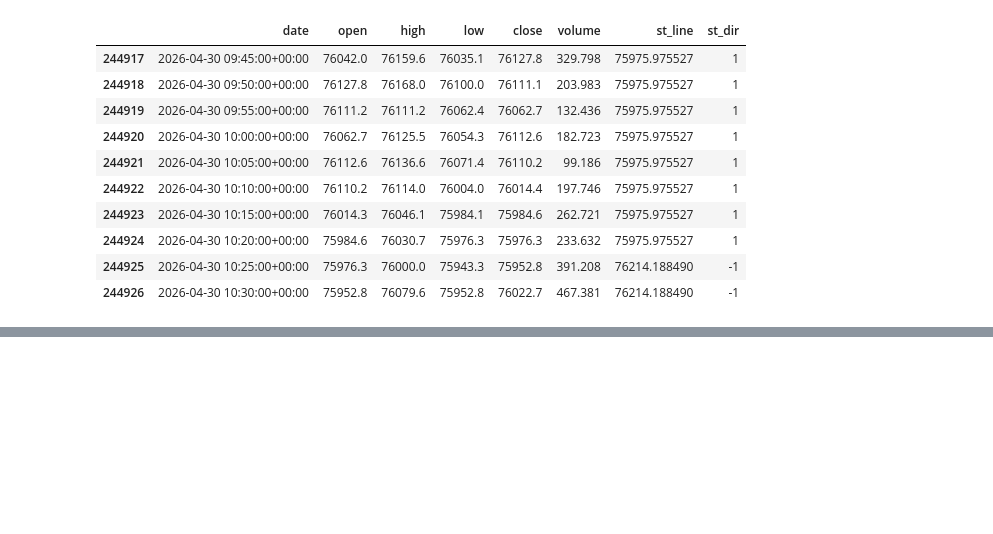
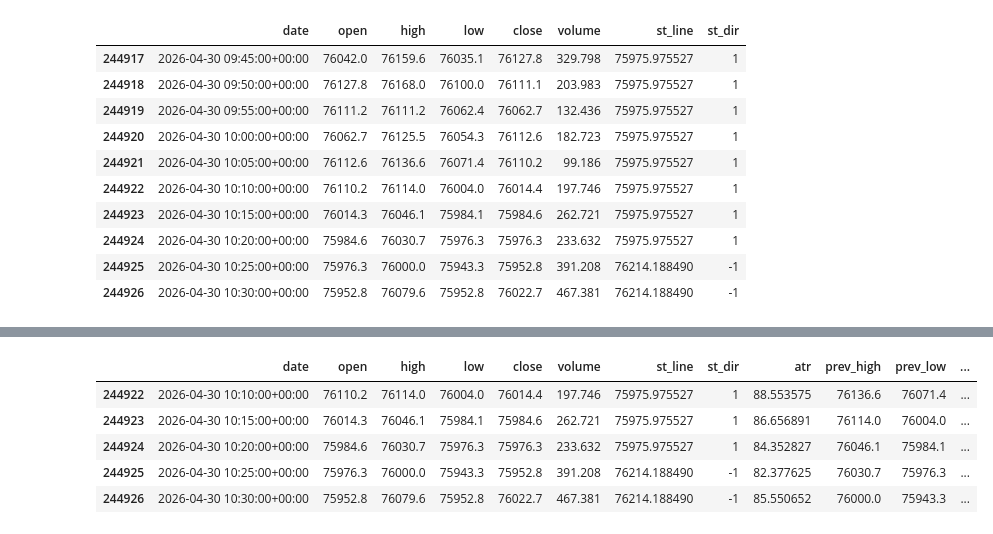
Before and after one commit to Saam0/freqtrade, a Jupyter notebook: user_data/notebooks/test_MySupertrand_V5.ipynb, the cells around one changed output, grey strips where cells are left out. Saved outputs shown, nothing was run; the diff lists cells and outputs as text; code cells hidden in the pictures; blank space fills up the shorter version.

```diff
--- a/user_data/notebooks/test_MySupertrand_V5.ipynb
+++ b/user_data/notebooks/test_MySupertrand_V5.ipynb
@@ -62,0 +77,11 @@ dataframe.tail(10)
+# %%
+dataframe['dynamic_sl_long'] = dataframe['prev_low']-dataframe['atr']
+dataframe['dynamic_sl_short'] = dataframe['prev_high']+dataframe['atr']
+dataframe.tail(5)
+# %% [output]
+|  | date | open | high | low | close | volume | st_line | st_dir | atr | prev_high | prev_low | ... |
+| 244922 | 2026-04-30 10:10:00+00:00 | 76110.2 | 76114.0 | 76004.0 | 76014.4 | 197.746 | 75975.975527 | 1 | 88.553575 | 76136.6 | 76071.4 | ... |
+| 244923 | 2026-04-30 10:15:00+00:00 | 76014.3 | 76046.1 | 75984.1 | 75984.6 | 262.721 | 75975.975527 | 1 | 86.656891 | 76114.0 | 76004.0 | ... |
+| 244924 | 2026-04-30 10:20:00+00:00 | 75984.6 | 76030.7 | 75976.3 | 75976.3 | 233.632 | 75975.975527 | 1 | 84.352827 | 76046.1 | 75984.1 | ... |
+| 244925 | 2026-04-30 10:25:00+00:00 | 75976.3 | 76000.0 | 75943.3 | 75952.8 | 391.208 | 76214.188490 | -1 | 82.377625 | 76030.7 | 75976.3 | ... |
+| 244926 | 2026-04-30 10:30:00+00:00 | 75952.8 | 76079.6 | 75952.8 | 76022.7 | 467.381 | 76214.188490 | -1 | 85.550652 | 76000.0 | 75943.3 | ... |
```
Also changed, not shown: parts of 7 cells of this notebook, 2 other files.
